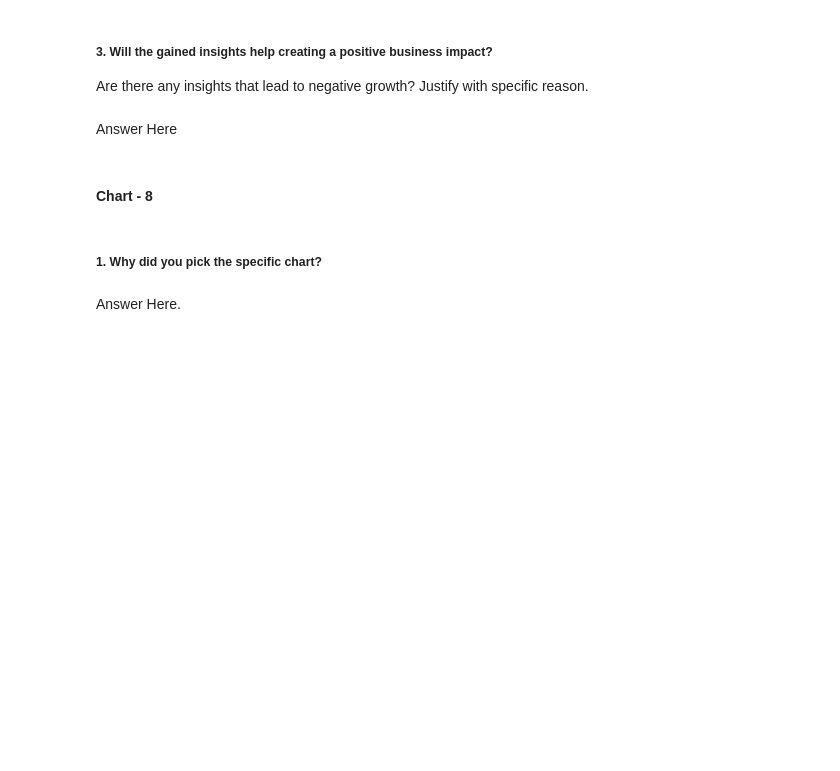
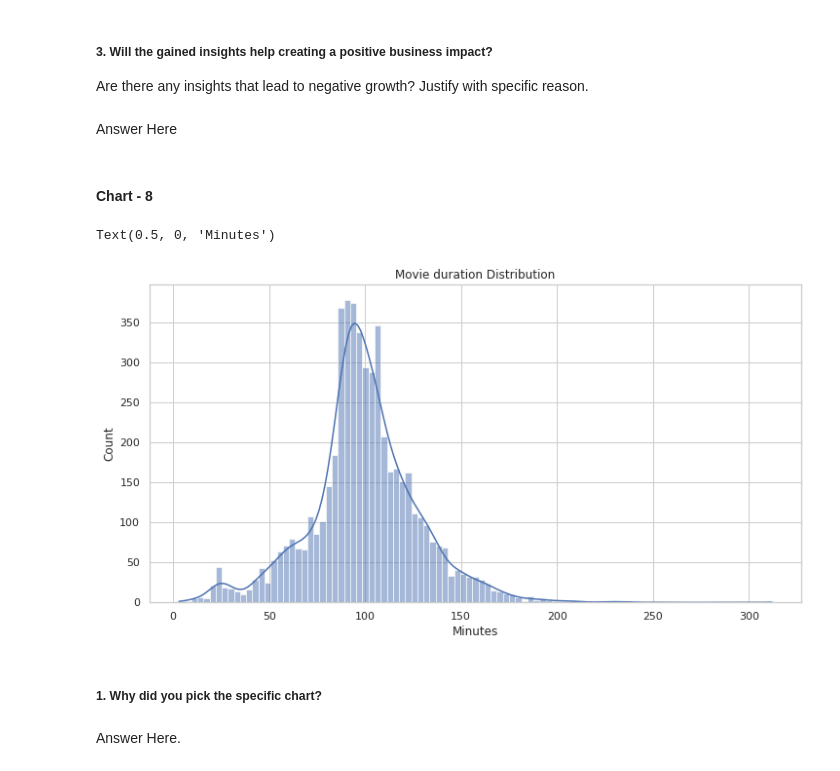
Before and after one commit to ayush9304/NetflixMoviesAndTVShowsClustering, a Jupyter notebook: Netflix_Movies_and_TV_Shows_Clustering.ipynb, the cells around one changed output. Saved outputs shown, nothing was run; the diff lists cells and outputs as text; code cells hidden in the pictures; blank space fills up the shorter version.

```diff
--- a/Netflix_Movies_and_TV_Shows_Clustering.ipynb
+++ b/Netflix_Movies_and_TV_Shows_Clustering.ipynb
@@ -557,3 +606,12 @@ Answer Here
+# %%
+# Movie duration Distribution
+plt.figure(figsize=(12,6))
+sns.histplot(x='duration', data=df[df['type']=='Movie'], kde=True)
+plt.title('Movie duration Distribution')
+plt.xlabel('Minutes')
+# %% [output]
+Text(0.5, 0, 'Minutes')
+[figure, added]
 # %% [markdown]
 ##### 1. Why did you pick the specific chart?
 # %% [markdown]
```
Also changed, not shown: parts of 61 cells of this notebook.
